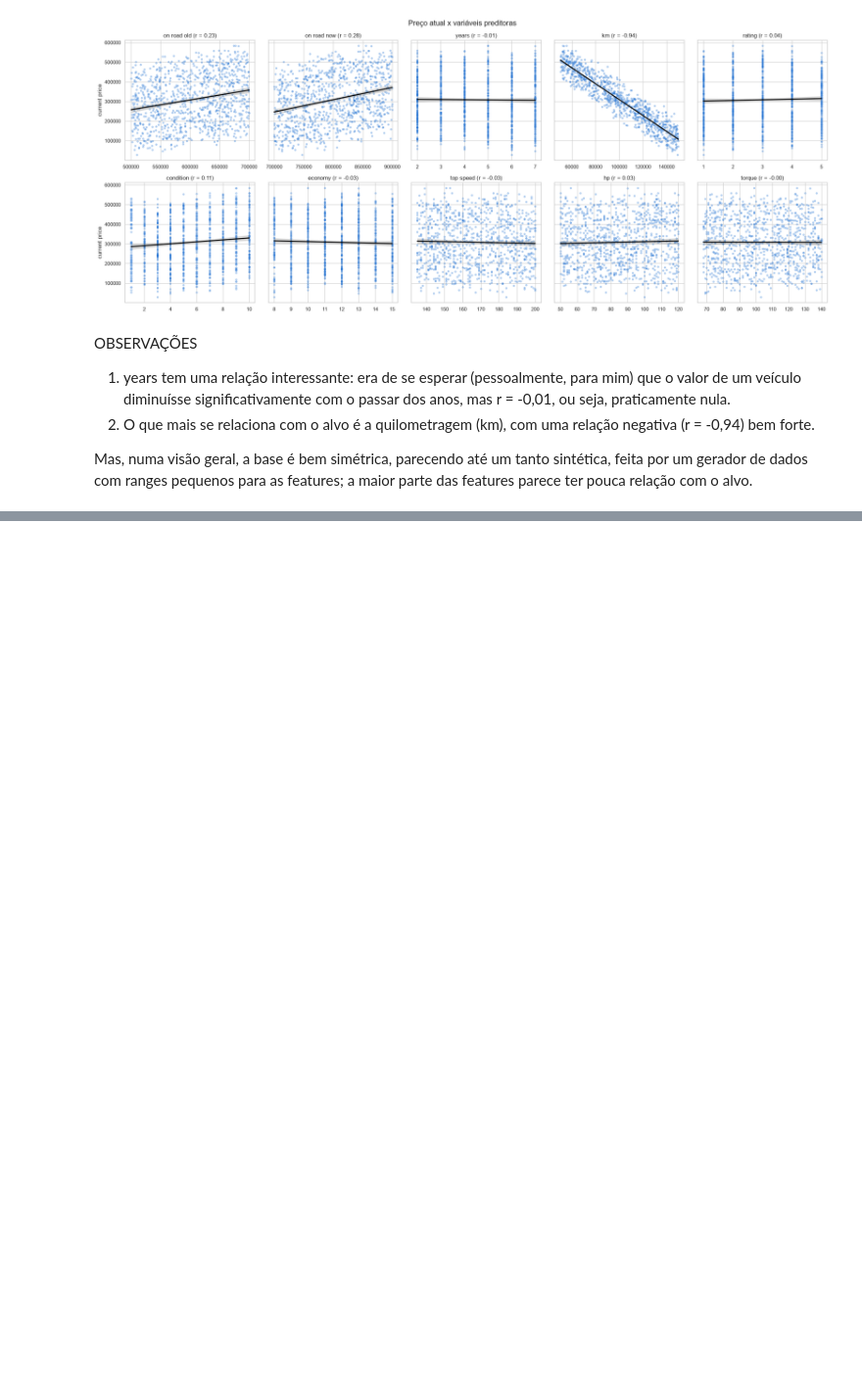
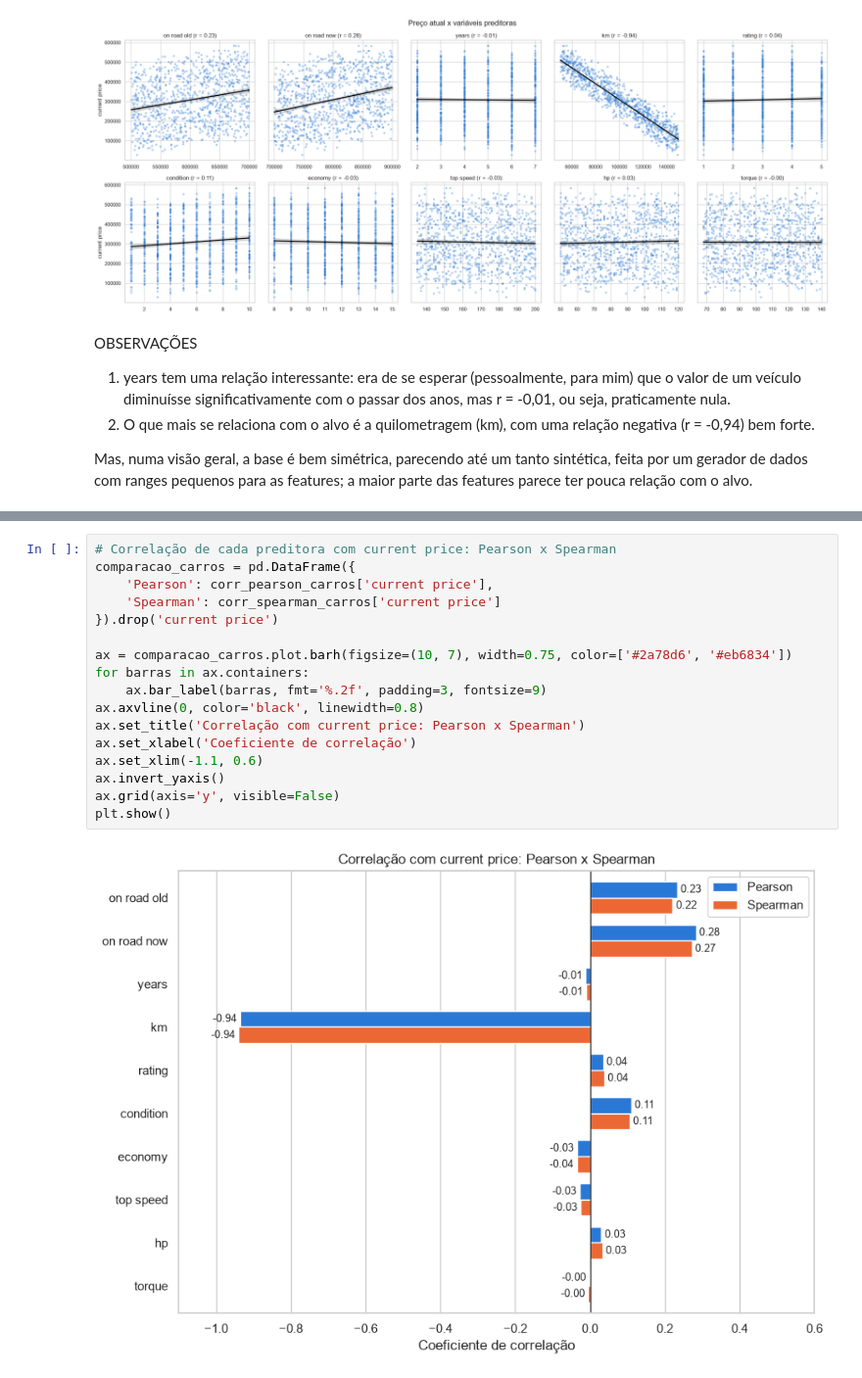
Before and after one commit to joaopdroslv/modelos-de-regressao-pucminas, a Jupyter notebook: Atividades/Lista_1/notebooks/Lista_1 - Análises.ipynb, the cells around one changed output, grey strips where cells are left out. Shown at 98% size. Saved outputs shown, nothing was run; the diff lists cells and outputs as text; blank space fills up the shorter version.

```diff
--- a/Atividades/Lista_1/notebooks/Lista_1 - Análises.ipynb
+++ b/Atividades/Lista_1/notebooks/Lista_1 - Análises.ipynb
@@ -1002,0 +1081,19 @@ Mas, numa visão geral, a base é bem simétrica, parecendo até um tanto sinté
+# %%
+# Correlação de cada preditora com current price: Pearson x Spearman
+comparacao_carros = pd.DataFrame({
+    'Pearson': corr_pearson_carros['current price'],
+    'Spearman': corr_spearman_carros['current price']
+}).drop('current price')
+
+ax = comparacao_carros.plot.barh(figsize=(10, 7), width=0.75, color=['#2a78d6', '#eb6834'])
+for barras in ax.containers:
+    ax.bar_label(barras, fmt='%.2f', padding=3, fontsize=9)
+ax.axvline(0, color='black', linewidth=0.8)
+ax.set_title('Correlação com current price: Pearson x Spearman')
+ax.set_xlabel('Coeficiente de correlação')
+ax.set_xlim(-1.1, 0.6)
+ax.invert_yaxis()
+ax.grid(axis='y', visible=False)
+plt.show()
+# %% [output]
+[figure, added]
```
Also changed, not shown: parts of 16 cells of this notebook.
